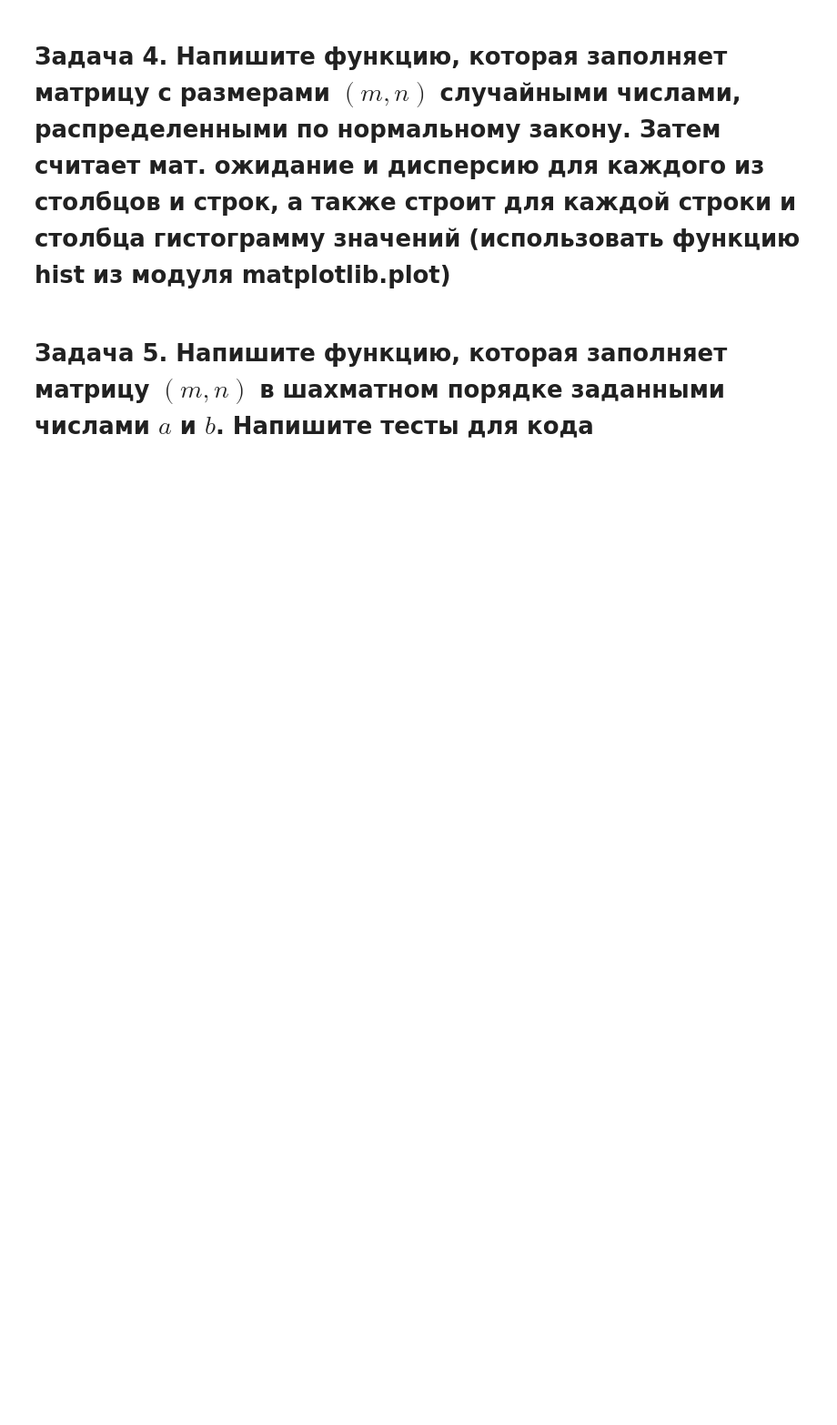
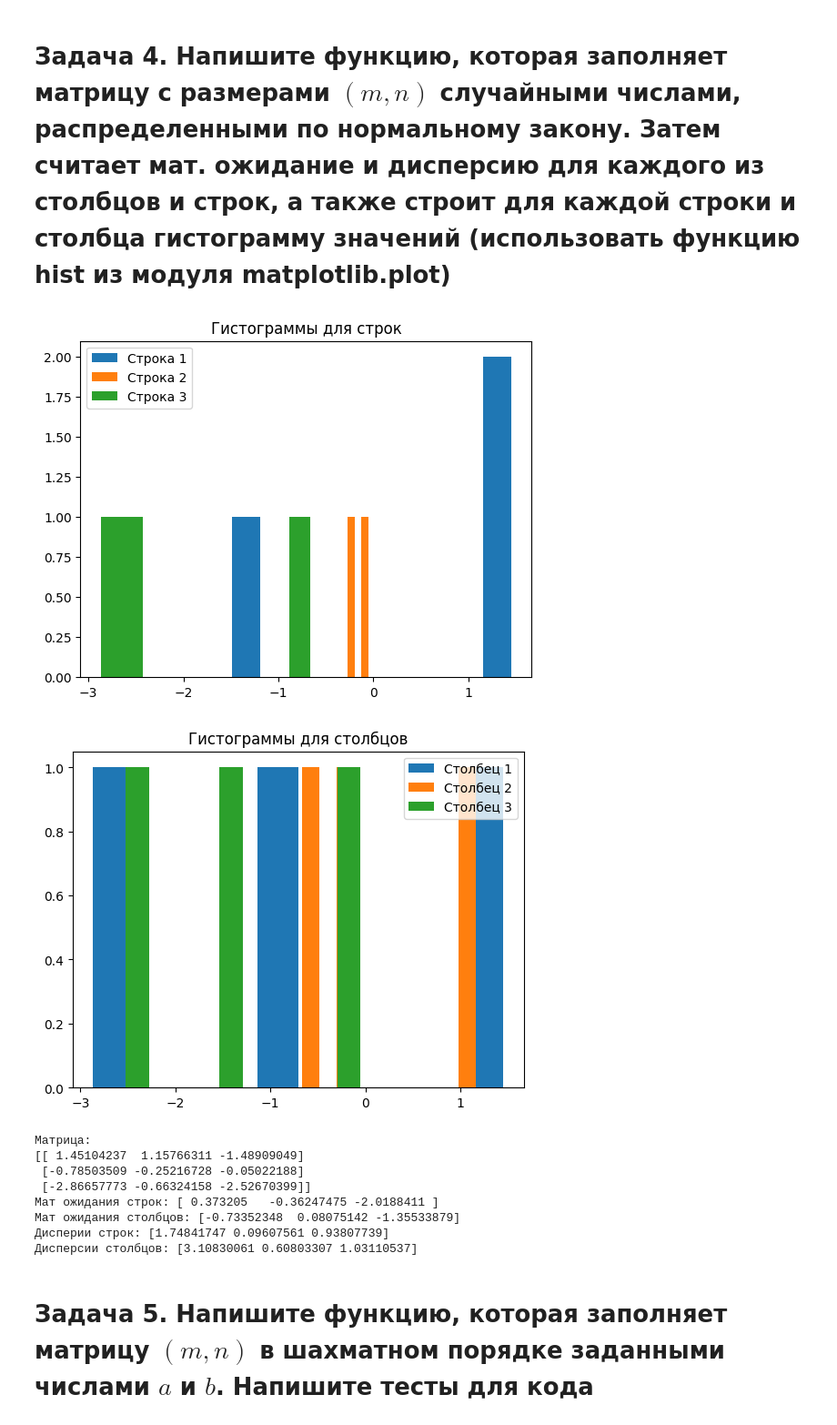
Before and after one commit to Nokvix/Data_Science_Project, a Jupyter notebook: lab1/numpy.ipynb, the cells around one changed output. Shown at 91% size. Cells and saved outputs as stored; diff of their text form; code cells hidden in the pictures; blank space fills up the shorter version.

```diff
--- a/lab1/numpy.ipynb
+++ b/lab1/numpy.ipynb
@@ -157,2 +168,44 @@ test columns 2: True
+# %%
+def fill_matrix(m, n):
+    matrix = np.random.normal(size=(m, n))
+    row_mat_expectation = np.mean(matrix, axis=1)
+    column_mat_expectation = np.mean(matrix, axis=0)
+    row_dispersion = np.var(matrix, axis=1)
+    column_dispersion = np.var(matrix, axis=0)
+
+    for i in range(m):
+        plt.hist(matrix[i], label=f"Строка {i + 1}")
+    plt.title('Гистограммы для строк')
+    plt.legend()
+    plt.show()
+
+    transponsed_matrix = np.transpose(matrix)
+    for i in range(n):
+        plt.hist(transponsed_matrix[i], label=f"Столбец {i + 1}")
+    plt.title('Гистограммы для столбцов')
+    plt.legend()
+    plt.show()
+
+    return matrix, row_mat_expectation, column_mat_expectation, row_dispersion, column_dispersion
+# %%
+
+matrix, row_mat_expectation, column_mat_expectation, row_dispersion, column_dispersion = fill_matrix(3, 3)
+
+print(f"Матрица:\n{matrix}")
+print(f"Мат ожидания строк: {row_mat_expectation}")
+print(f"Мат ожидания столбцов: {column_mat_expectation}")
+print(f"Дисперии строк: {row_dispersion}")
+print(f"Дисперсии столбцов: {column_dispersion}")
+# %% [output]
+[figure, added]
+[figure, added]
+Матрица:
+[[ 1.45104237  1.15766311 -1.48909049]
+ [-0.78503509 -0.25216728 -0.05022188]
+ [-2.86657773 -0.66324158 -2.52670399]]
+Мат ожидания строк: [ 0.373205   -0.36247475 -2.0188411 ]
+Мат ожидания столбцов: [-0.73352348  0.08075142 -1.35533879]
+Дисперии строк: [1.74841747 0.09607561 0.93807739]
+Дисперсии столбцов: [3.10830061 0.60803307 1.03110537]
 # %% [markdown]
 <h1>Задача 5. Напишите функцию, которая заполняет матрицу $(m, n)$ в шахматном порядке заданными числами $a$ и $b$. Напишите тесты для кода
```
Also changed, not shown: parts of 8 cells of this notebook.
